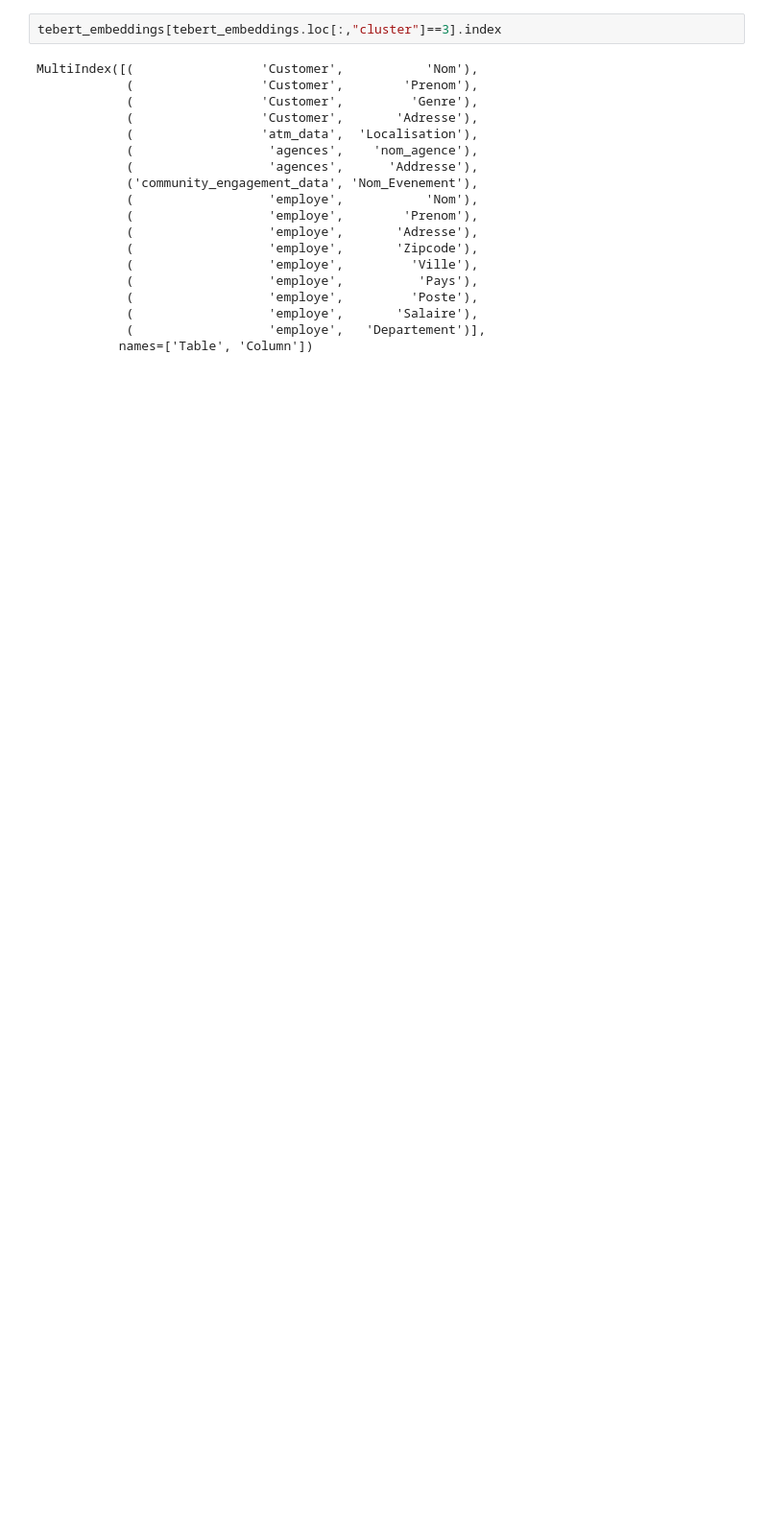
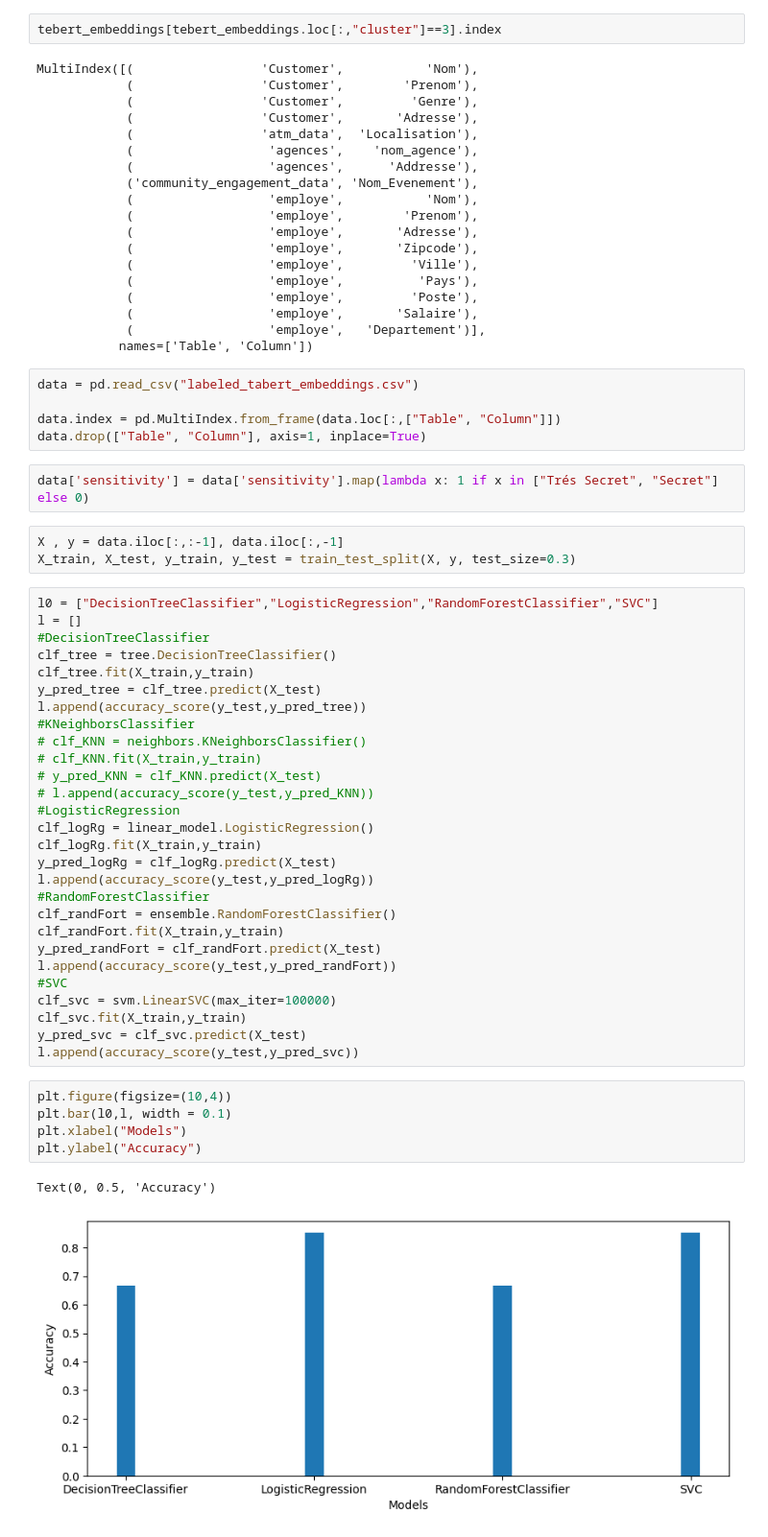
Before and after one commit to ibrahim-choukrane/Sensitive_data_classification, a Jupyter notebook: table_classification.ipynb, the cells around one changed output. Shown at 96% size. Cells and saved outputs as stored; diff of their text form; blank space fills up the shorter version.

Commit message:
Test TaBERT Embeddings on Classical Models

```diff
--- a/table_classification.ipynb
+++ b/table_classification.ipynb
@@ -556,3 +556,49 @@ MultiIndex([(                 'Customer',           'Nom'),
             (                  'employe',       'Salaire'),
             (                  'employe',   'Departement')],
            names=['Table', 'Column'])
+# %%
+data = pd.read_csv("labeled_tabert_embeddings.csv")
+
+data.index = pd.MultiIndex.from_frame(data.loc[:,["Table", "Column"]])
+data.drop(["Table", "Column"], axis=1, inplace=True)
+# %%
+data['sensitivity'] = data['sensitivity'].map(lambda x: 1 if x in ["Trés Secret", "Secret"] else 0)
+# %%
+X , y = data.iloc[:,:-1], data.iloc[:,-1]
+X_train, X_test, y_train, y_test = train_test_split(X, y, test_size=0.3)
+# %%
+l0 = ["DecisionTreeClassifier","LogisticRegression","RandomForestClassifier","SVC"]
+l = []
+#DecisionTreeClassifier
+clf_tree = tree.DecisionTreeClassifier()
+clf_tree.fit(X_train,y_train)
+y_pred_tree = clf_tree.predict(X_test)
+l.append(accuracy_score(y_test,y_pred_tree))
+#KNeighborsClassifier
+# clf_KNN = neighbors.KNeighborsClassifier()
+# clf_KNN.fit(X_train,y_train)
+# y_pred_KNN = clf_KNN.predict(X_test)
+# l.append(accuracy_score(y_test,y_pred_KNN))
+#LogisticRegression
+clf_logRg = linear_model.LogisticRegression()
+clf_logRg.fit(X_train,y_train)
+y_pred_logRg = clf_logRg.predict(X_test)
+l.append(accuracy_score(y_test,y_pred_logRg))
+#RandomForestClassifier
+clf_randFort = ensemble.RandomForestClassifier()
+clf_randFort.fit(X_train,y_train)
+y_pred_randFort = clf_randFort.predict(X_test)
+l.append(accuracy_score(y_test,y_pred_randFort))
+#SVC
+clf_svc = svm.LinearSVC(max_iter=100000)
+clf_svc.fit(X_train,y_train)
+y_pred_svc = clf_svc.predict(X_test)
+l.append(accuracy_score(y_test,y_pred_svc))
+# %%
+plt.figure(figsize=(10,4))
+plt.bar(l0,l, width = 0.1)
+plt.xlabel("Models")
+plt.ylabel("Accuracy")
+# %% [output]
+Text(0, 0.5, 'Accuracy')
+[figure, added]
```
Also changed, not shown: parts of 9 cells of this notebook.
